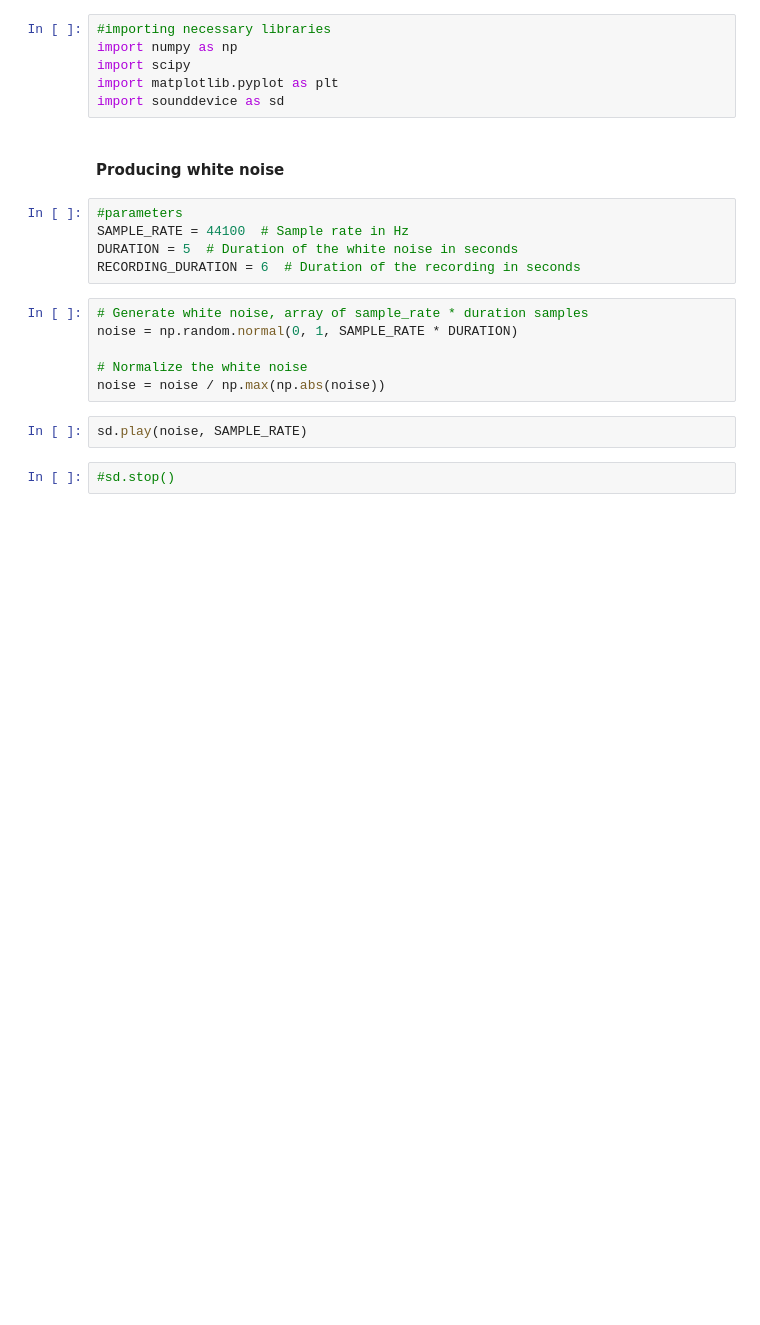
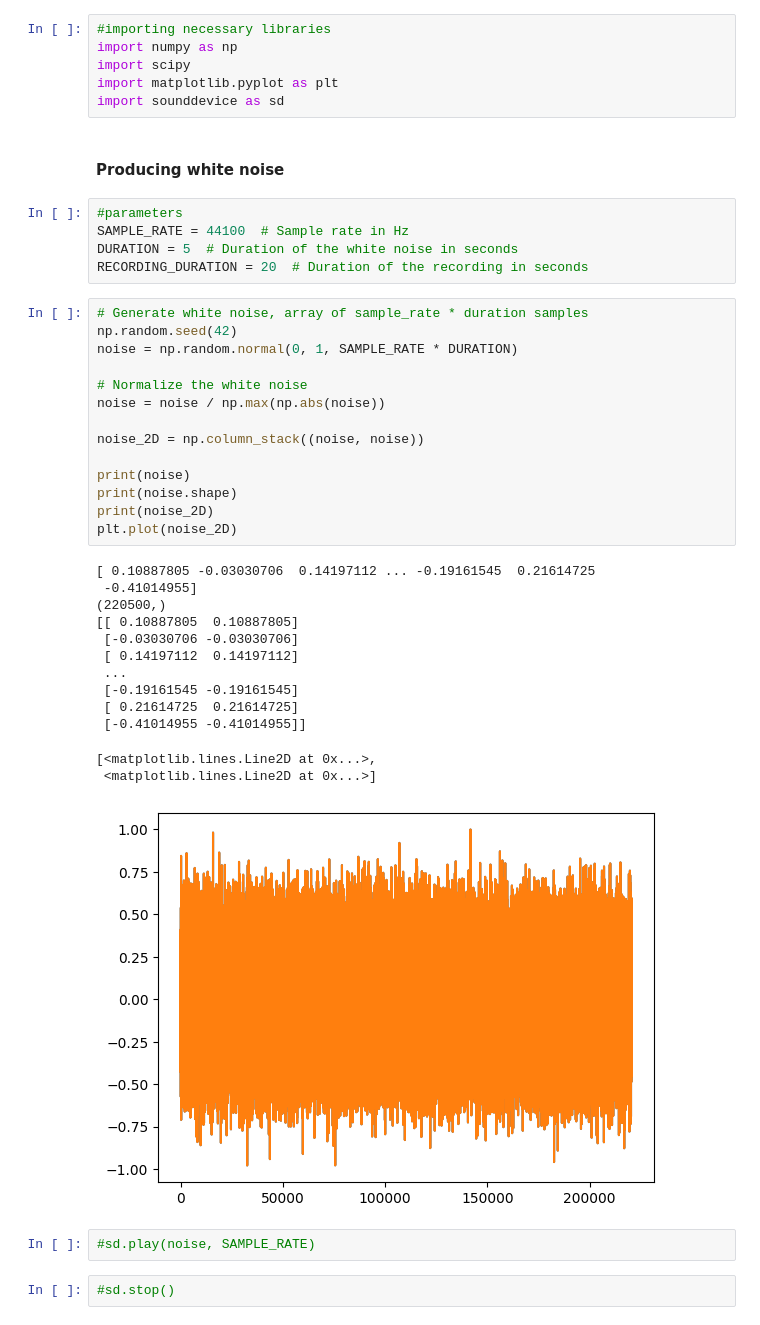
Before and after one commit to ycy29cam/GF3-Audio-Modem, a Jupyter notebook: GF3_synchronisation_00-03.ipynb, the cells around one changed output. Cells and saved outputs as stored; diff of their text form; blank space fills up the shorter version.

```diff
--- a/GF3_synchronisation_00-03.ipynb
+++ b/GF3_synchronisation_00-03.ipynb
@@ -13,15 +13,37 @@ import sounddevice as sd
 #parameters
 SAMPLE_RATE = 44100  # Sample rate in Hz
 DURATION = 5  # Duration of the white noise in seconds
-RECORDING_DURATION = 6  # Duration of the recording in seconds
+RECORDING_DURATION = 20  # Duration of the recording in seconds
 # %%
 # Generate white noise, array of sample_rate * duration samples
+np.random.seed(42)
 noise = np.random.normal(0, 1, SAMPLE_RATE * DURATION)
 
 # Normalize the white noise
 noise = noise / np.max(np.abs(noise))
+
+noise_2D = np.column_stack((noise, noise))
+
+print(noise)
+print(noise.shape)
+print(noise_2D)
+plt.plot(noise_2D)
+# %% [output]
+[ 0.10887805 -0.03030706  0.14197112 ... -0.19161545  0.21614725
+ -0.41014955]
+(220500,)
+[[ 0.10887805  0.10887805]
+ [-0.03030706 -0.03030706]
+ [ 0.14197112  0.14197112]
+ ...
+ [-0.19161545 -0.19161545]
+ [ 0.21614725  0.21614725]
+ [-0.41014955 -0.41014955]]
+[<matplotlib.lines.Line2D at 0x...>,
+ <matplotlib.lines.Line2D at 0x...>]
+[figure, added]
 # %%
-sd.play(noise, SAMPLE_RATE)
+#sd.play(noise, SAMPLE_RATE)
 # %%
 #sd.stop()
 # %% [markdown]
```
Also changed, not shown: parts of 3 cells of this notebook.
